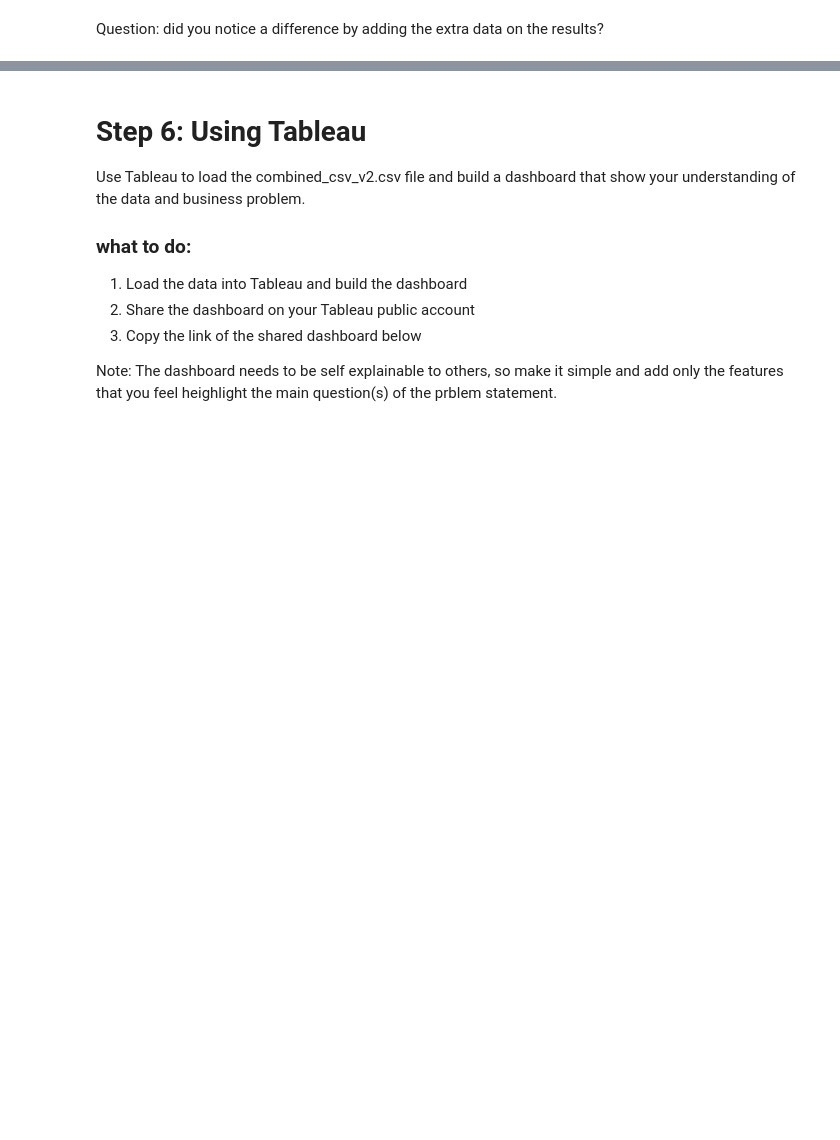
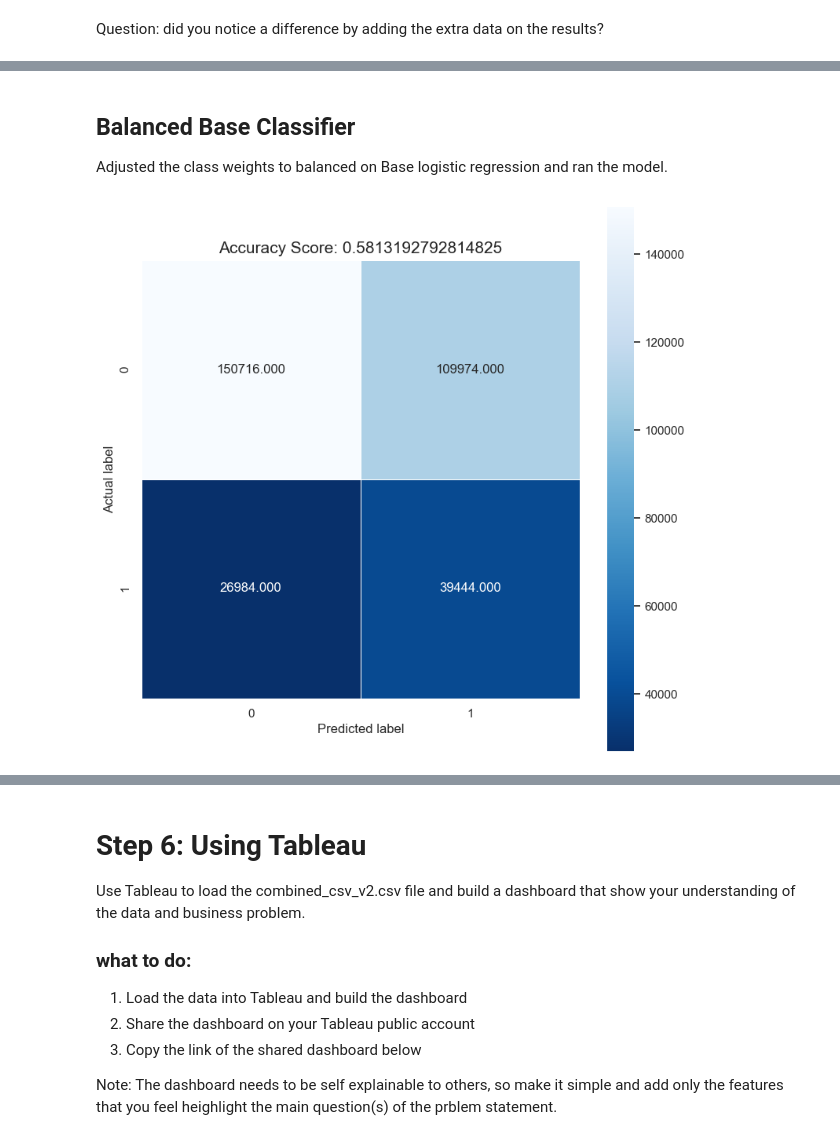
Before and after one commit to gtshen173/DSTS_Final_Project, a Jupyter notebook: onpremises.ipynb, the cells around one changed output, grey strips where cells are left out. Saved outputs shown, nothing was run; the diff lists cells and outputs as text; code cells hidden in the pictures; blank space fills up the shorter version.

```diff
--- a/onpremises.ipynb
+++ b/onpremises.ipynb
@@ -1232,0 +1432,30 @@ Question: did you notice a difference by adding the extra data on the results?
+# %% [markdown]
+## Balanced Base Classifier
+
+Adjusted the class weights to balanced on Base logistic regression and ran the model.
+# %%
+
+# Instantiate the logistic regression model with balanced class weights
+classifier3 = LogisticRegression(class_weight='balanced')
+
+# Fit the model on the training data
+classifier3.fit(X_train, y_train)
+
+# Make predictions on the test data
+predictions3 = classifier3.predict(X_test)
+# %%
+from sklearn.metrics import confusion_matrix
+
+def plot_confusion_matrix3(test_labels, target_predicted):
+    # complete the code here
+    cm = confusion_matrix(test_labels, target_predicted)
+    plt.figure(figsize=(9,9))
+    sns.heatmap(cm, annot=True, fmt=".3f", linewidths=.5, square = True, cmap = 'Blues_r');
+    plt.ylabel('Actual label')
+    plt.xlabel('Predicted label')
+    all_sample_title = 'Accuracy Score: {0}'.format(classifier3.score(X_test, y_test))
+    plt.title(all_sample_title, size = 15)
+# %%
+plot_confusion_matrix3(y_test, predictions3)
+# %% [output]
+[figure, added]
```
Also changed, not shown: parts of 57 cells of this notebook, 2 other files.
